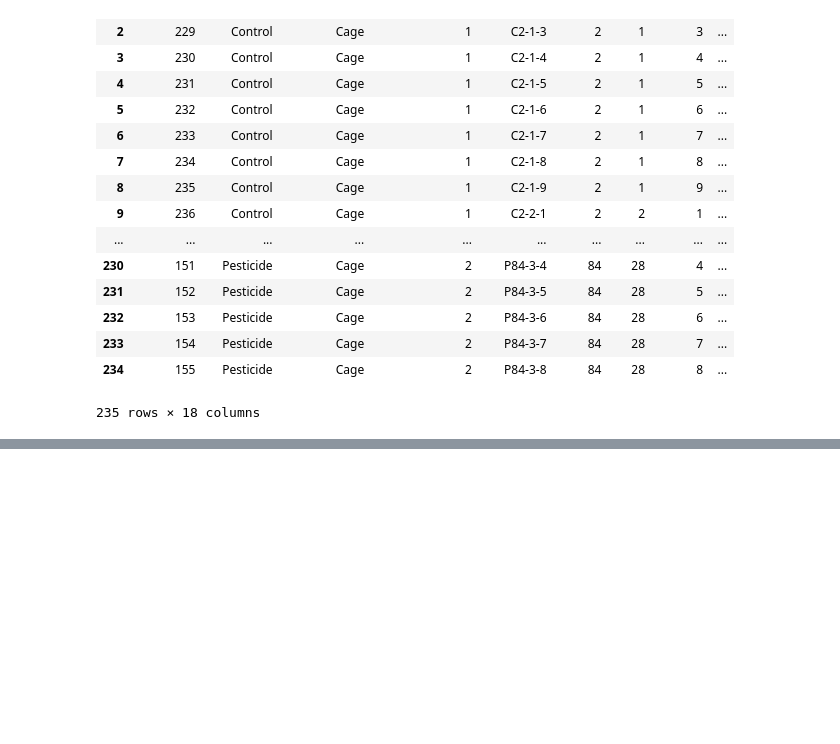
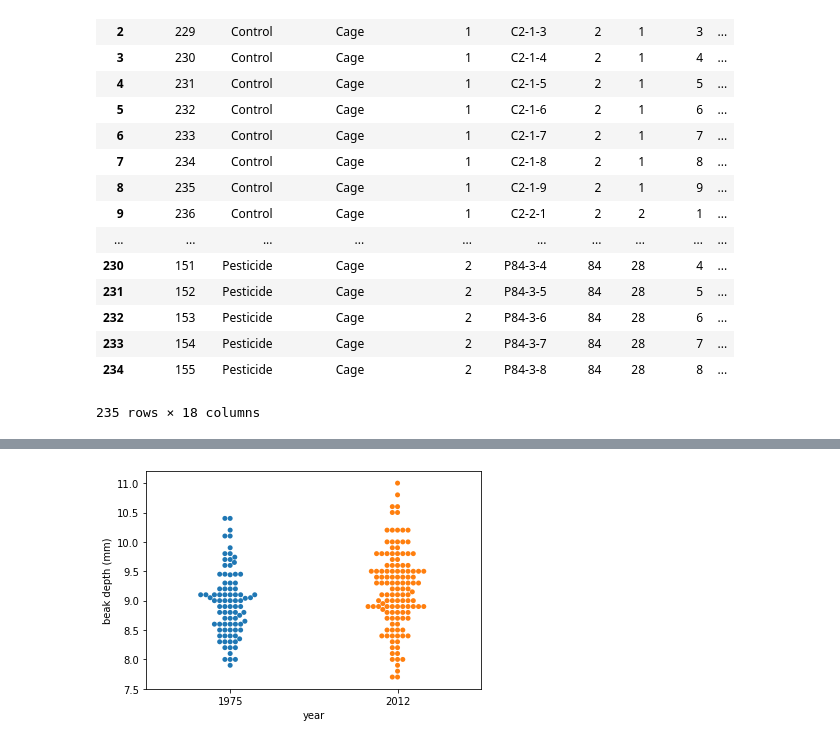
Before and after one commit to thap/python_basics_to_advanced, a Jupyter notebook: statistical_thinking_2/statistical_thinking_2.ipynb, the cells around one changed output, grey strips where cells are left out. Drawn from its saved outputs; the diff is of its cells as text; code cells hidden in the pictures; blank space fills up the shorter version.

```diff
--- a/statistical_thinking_2/statistical_thinking_2.ipynb
+++ b/statistical_thinking_2/statistical_thinking_2.ipynb
@@ -716,0 +805,4 @@ plt.xlabel('millions of alive sperms per half mL)
+# %%
+finch_2012 = pd.read_csv('finch_beaks_2012.csv')
+finch_2012['year'] = 2012
+finch_2012
@@ -716,0 +828,5 @@ plt.xlabel('millions of alive sperms per half mL)
+# %%
+finch_1975.columns = finch_2012.columns
+# %%
+finch = pd.concat([finch_1975, finch_2012], ignore_index=True)
+finch
@@ -716,0 +852,3 @@ plt.xlabel('millions of alive sperms per half mL)
+# %%
+scandens = finch.loc[finch.species == 'scandens', ['blength', 'bdepth', 'year']]
+scandens
@@ -716,0 +874,7 @@ plt.xlabel('millions of alive sperms per half mL)
+# %%
+sns.swarmplot(x='year', y='bdepth', data=scandens)
+plt.xlabel('year')
+plt.ylabel('beak depth (mm)')
+plt.show()
+# %% [output]
+[figure, added]
```
Also changed, not shown: parts of 60 cells of this notebook.
